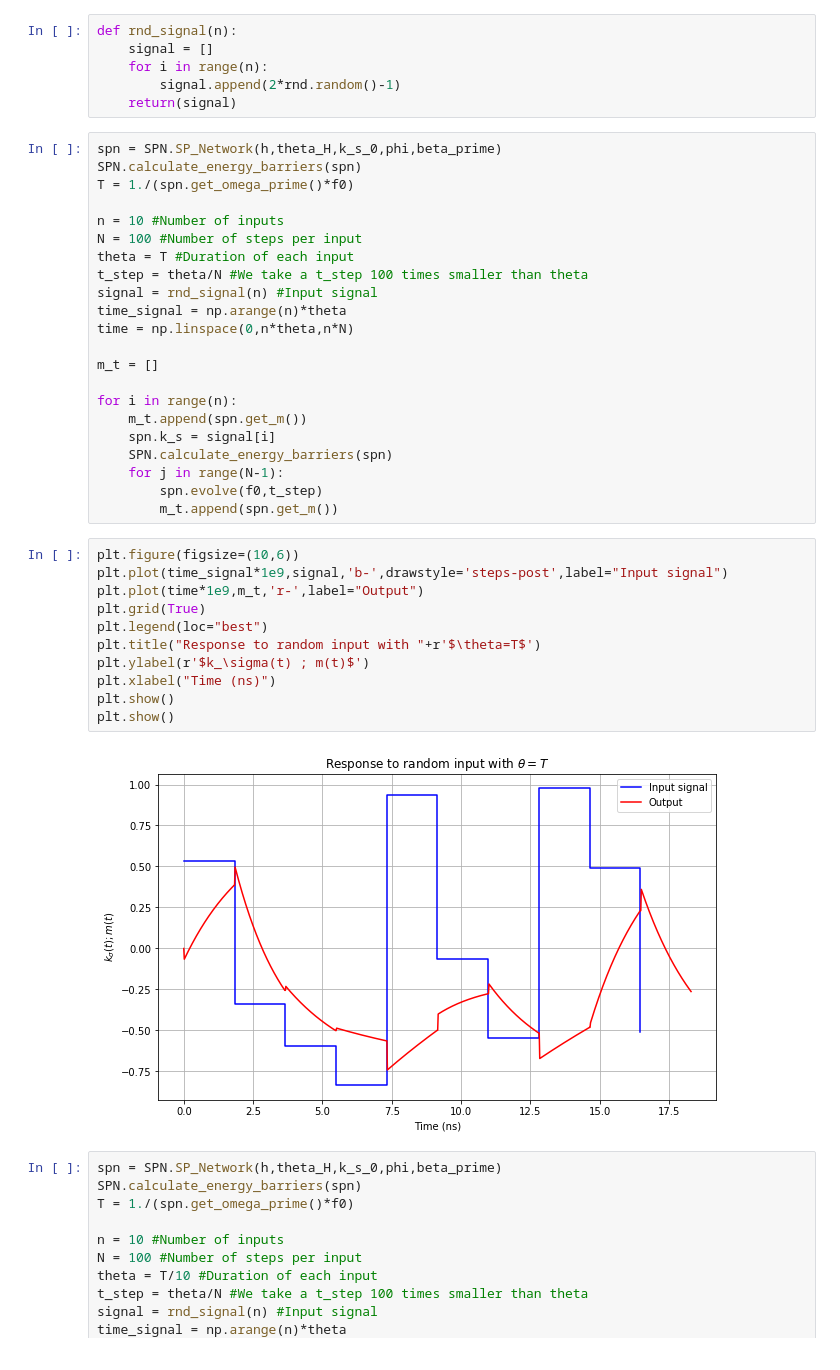
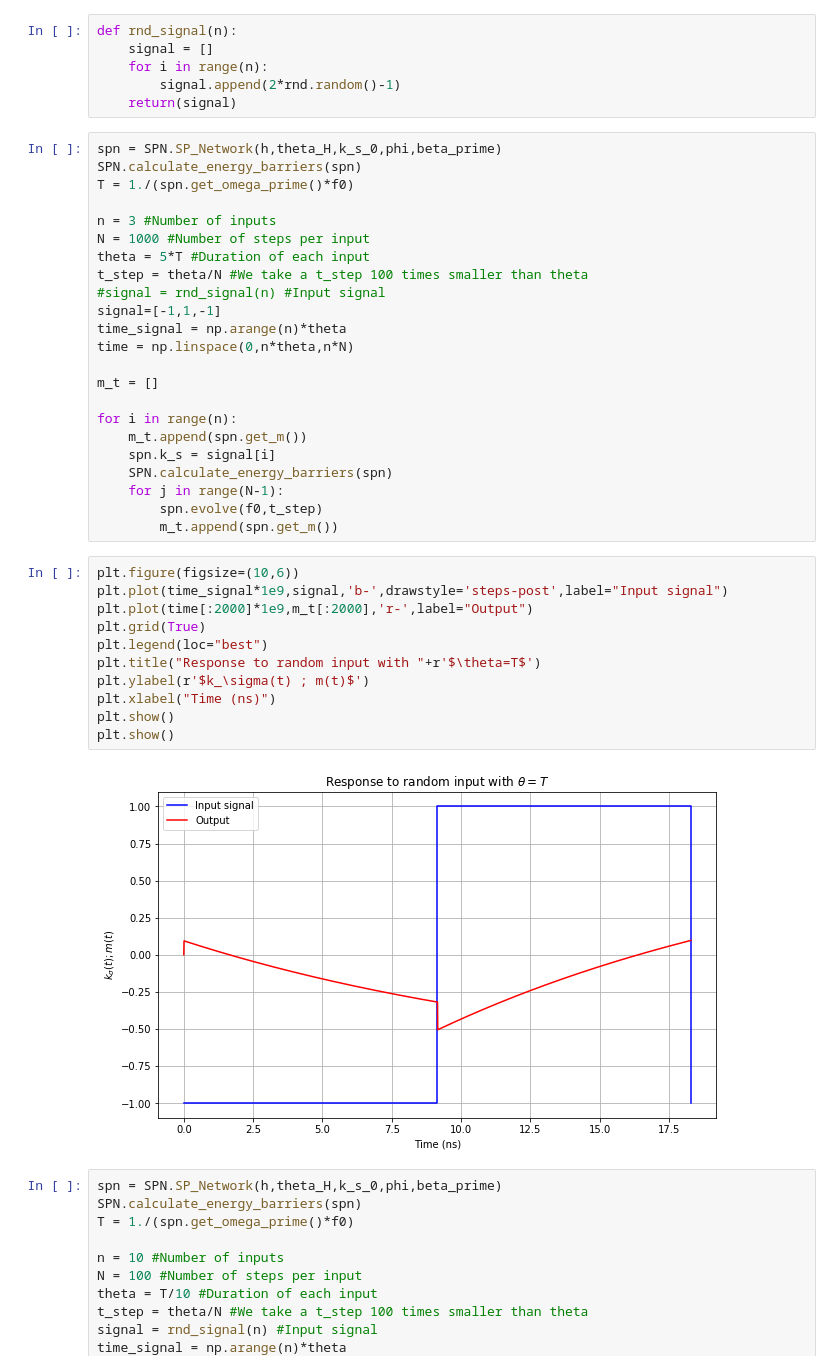
Before and after one commit to spintronic-computing-group/spnc, a Jupyter notebook: notebooks/SPNC-anisotropy/SP_anisotropy_learning.ipynb, the cells around one changed output. Saved outputs shown, nothing was run; the diff lists cells and outputs as text.

```diff
--- a/notebooks/SPNC-anisotropy/SP_anisotropy_learning.ipynb
+++ b/notebooks/SPNC-anisotropy/SP_anisotropy_learning.ipynb
@@ -72,11 +72,12 @@ spn = SPN.SP_Network(h,theta_H,k_s_0,phi,beta_prime)
 SPN.calculate_energy_barriers(spn)
 T = 1./(spn.get_omega_prime()*f0)
 
-n = 10 #Number of inputs
-N = 100 #Number of steps per input
-theta = T #Duration of each input
+n = 3 #Number of inputs
+N = 1000 #Number of steps per input
+theta = 5*T #Duration of each input
 t_step = theta/N #We take a t_step 100 times smaller than theta
-signal = rnd_signal(n) #Input signal
+#signal = rnd_signal(n) #Input signal
+signal=[-1,1,-1]
 time_signal = np.arange(n)*theta
 time = np.linspace(0,n*theta,n*N)
 
@@ -92,16 +93,16 @@ for i in range(n):
 # %%
 plt.figure(figsize=(10,6))
 plt.plot(time_signal*1e9,signal,'b-',drawstyle='steps-post',label="Input signal")
-plt.plot(time*1e9,m_t,'r-',label="Output")
+plt.plot(time[:2000]*1e9,m_t[:2000],'r-',label="Output")
 plt.grid(True)
 plt.legend(loc="best")
 plt.title("Response to random input with "+r'$\theta=T$')
 plt.ylabel(r'$k_\sigma(t) ; m(t)$')
 plt.xlabel("Time (ns)")
 plt.show()
 plt.show()
 # %% [output]
-[figure, old version]
+[figure, new version]
 # %%
 spn = SPN.SP_Network(h,theta_H,k_s_0,phi,beta_prime)
 SPN.calculate_energy_barriers(spn)
```
Also changed, not shown: 5 other files.
